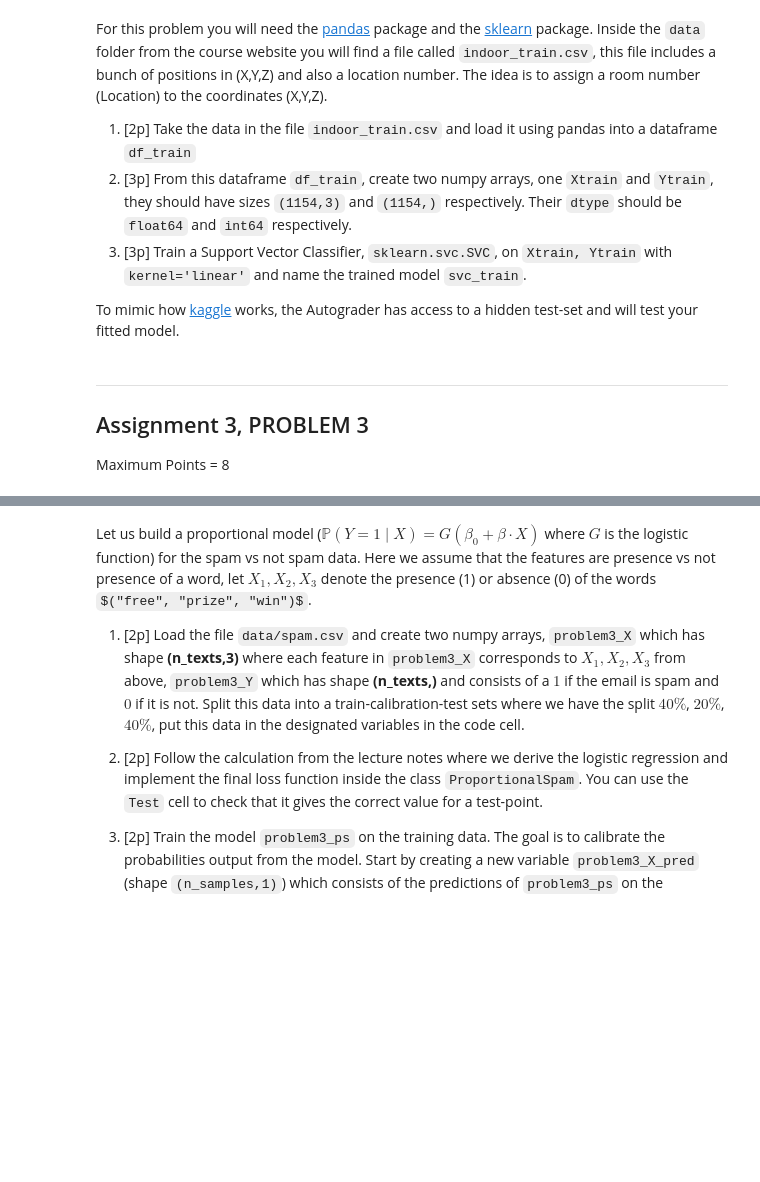
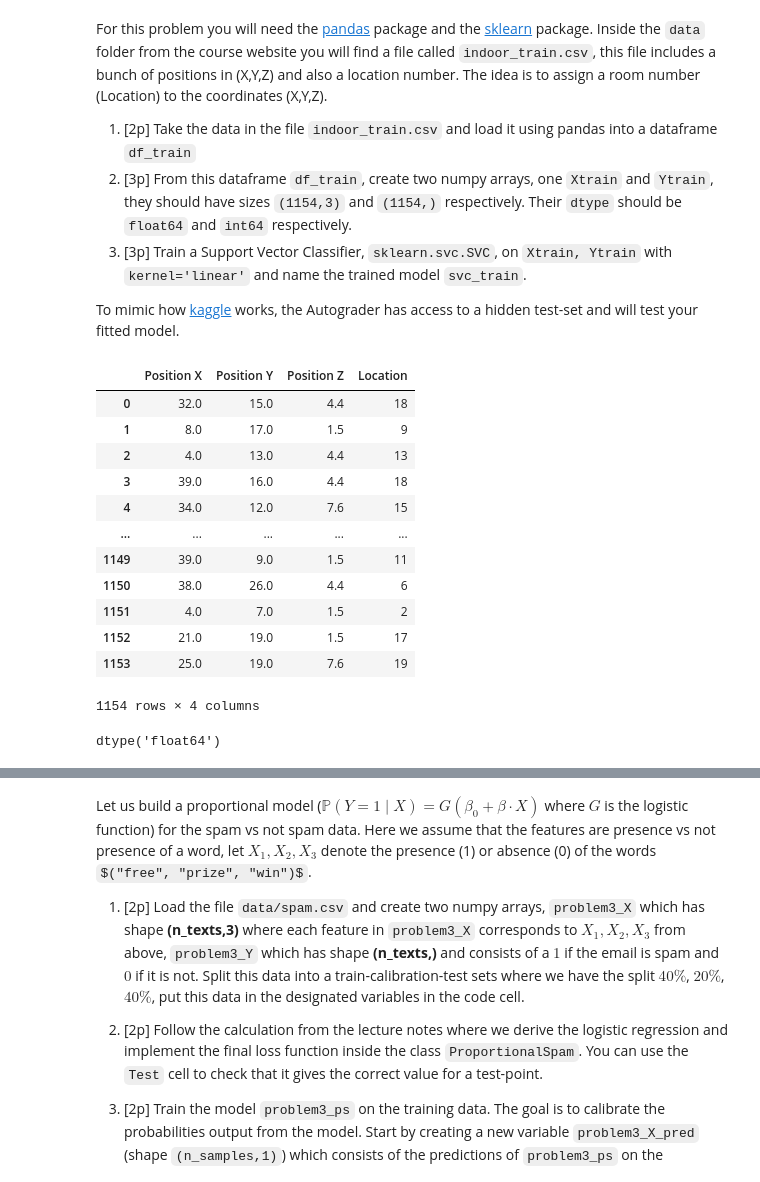
Before and after one commit to bradleybands/Intro-to-DS-UU, a Jupyter notebook: notebooks/Assignment_3.ipynb, the cells around one changed output, grey strips where cells are left out. Saved outputs shown, nothing was run; the diff lists cells and outputs as text; code cells hidden in the pictures; some formulas as TeX source; blank space fills up the shorter version.

```diff
--- a/notebooks/Assignment_3.ipynb
+++ b/notebooks/Assignment_3.ipynb
@@ -64,9 +122,28 @@ For this problem you will need the [pandas](https://pandas.pydata.org/) package
 To mimic how [kaggle](https://www.kaggle.com/) works, the Autograder has access to a hidden test-set and will test your fitted model.
 # %%
 
-df_train = XXX
+df_train = pd.read_csv("data/indoor_train.csv")
+df_train
+# %% [output]
+|  | Position X | Position Y | Position Z | Location |
+| 0 | 32.0 | 15.0 | 4.4 | 18 |
+| 1 | 8.0 | 17.0 | 1.5 | 9 |
+| 2 | 4.0 | 13.0 | 4.4 | 13 |
+| 3 | 39.0 | 16.0 | 4.4 | 18 |
+| 4 | 34.0 | 12.0 | 7.6 | 15 |
+| ... | ... | ... | ... | ... |
+| 1149 | 39.0 | 9.0 | 1.5 | 11 |
+| 1150 | 38.0 | 26.0 | 4.4 | 6 |
+| 1151 | 4.0 | 7.0 | 1.5 | 2 |
+| 1152 | 21.0 | 19.0 | 1.5 | 17 |
+| 1153 | 25.0 | 19.0 | 7.6 | 19 |
+1154 rows × 4 columns
 # %%
+import sklearn
 
-Xtrain = XXX
-Ytrain = XXX
+Xtrain = df_train.iloc[:,:3].to_numpy()
+Ytrain = df_train.iloc[:,-1].to_numpy()
+Xtrain.dtype
+# %% [output]
+dtype('float64')
 # %%
@@ -75,4 +153,0 @@ svc_train = XXX
-# %% [markdown]
----
-## Assignment 3, PROBLEM 3
-Maximum Points = 8
```
Also changed, not shown: parts of 19 cells of this notebook, 12 other files.
